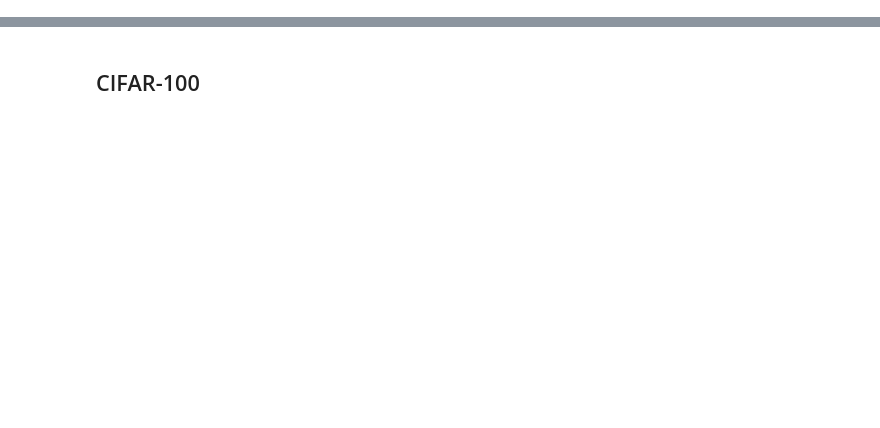
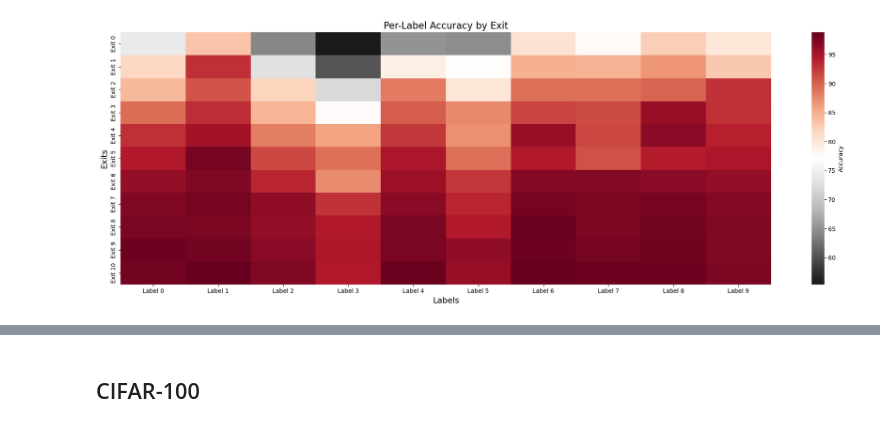
Before and after one commit to GooDongWoo/MEV, a Jupyter notebook: my_plot.ipynb, the cells around one changed output, grey strips where cells are left out. Drawn from its saved outputs; the diff is of its cells as text; code cells hidden in the pictures; blank space fills up the shorter version.

```diff
--- a/my_plot.ipynb
+++ b/my_plot.ipynb
@@ -0,0 +52,25 @@
+# %%
+accuracy_matrix = cache_exp['exits_precision']
+num_exits = 11
+num_labels = dataset_outdim[data_choice]
+
+# Heatmap 시각화
+plt.figure(figsize=(20, 7))
+sns.heatmap(
+    accuracy_matrix,
+    cmap="RdGy_r",      # 색상 스케일
+    cbar_kws={'label': 'Accuracy'},  # 컬러바 레이블
+    xticklabels=[f"Label {i}" for i in range(num_labels)],  # X축 라벨
+    yticklabels=[f"Exit {i}" for i in range(num_exits)]     # Y축 라벨
+)
+
+# 그래프 제목과 축 레이블
+plt.title("Per-Label Accuracy by Exit", fontsize=16)
+plt.xlabel("Labels", fontsize=14)
+plt.ylabel("Exits", fontsize=14)
+plt.tight_layout()
+
+# 그래프 출력
+plt.show()
+# %% [output]
+[figure, added]
```
Also changed, not shown: parts of 12 cells of this notebook, 9 other files.
